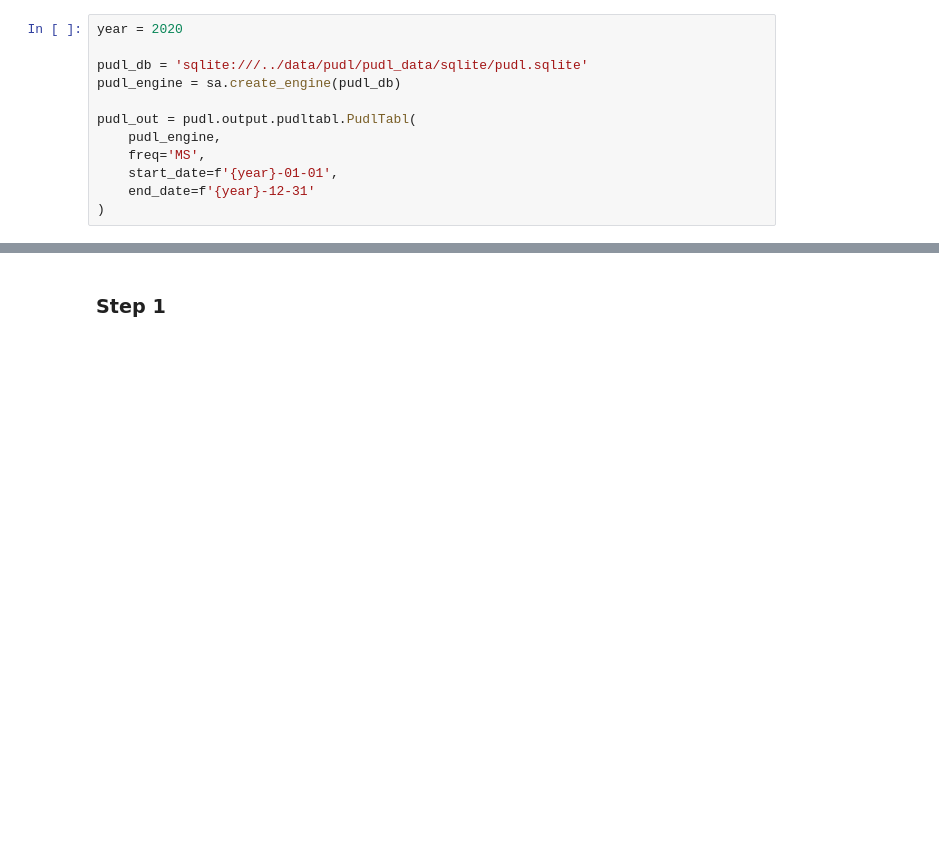
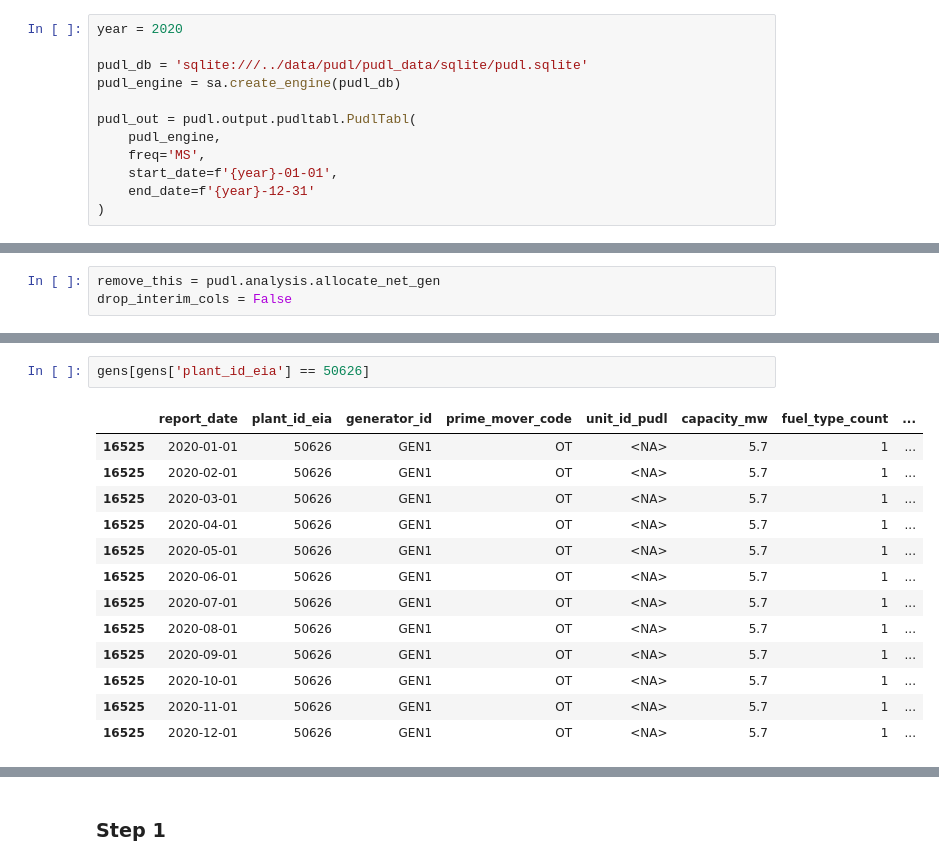
Before and after one commit to singularity-energy/open-grid-emissions, a Jupyter notebook: notebooks/test_distribute_923.ipynb, the cells around one changed output, grey strips where cells are left out. Drawn from its saved outputs; the diff is of its cells as text; blank space fills up the shorter version.

```diff
--- a/notebooks/test_distribute_923.ipynb
+++ b/notebooks/test_distribute_923.ipynb
@@ -24,0 +134,3 @@ pudl_out = pudl.output.pudltabl.PudlTabl(
+# %%
+remove_this = pudl.analysis.allocate_net_gen
+drop_interim_cols = False
@@ -24,0 +191,16 @@ pudl_out = pudl.output.pudltabl.PudlTabl(
+# %%
+gens[gens['plant_id_eia'] == 50626]
+# %% [output]
+|  | report_date | plant_id_eia | generator_id | prime_mover_code | unit_id_pudl | capacity_mw | fuel_type_count | ... |
+| 16525 | 2020-01-01 | 50626 | GEN1 | OT | <NA> | 5.7 | 1 | ... |
+| 16525 | 2020-02-01 | 50626 | GEN1 | OT | <NA> | 5.7 | 1 | ... |
+| 16525 | 2020-03-01 | 50626 | GEN1 | OT | <NA> | 5.7 | 1 | ... |
+| 16525 | 2020-04-01 | 50626 | GEN1 | OT | <NA> | 5.7 | 1 | ... |
+| 16525 | 2020-05-01 | 50626 | GEN1 | OT | <NA> | 5.7 | 1 | ... |
+| 16525 | 2020-06-01 | 50626 | GEN1 | OT | <NA> | 5.7 | 1 | ... |
+| 16525 | 2020-07-01 | 50626 | GEN1 | OT | <NA> | 5.7 | 1 | ... |
+| 16525 | 2020-08-01 | 50626 | GEN1 | OT | <NA> | 5.7 | 1 | ... |
+| 16525 | 2020-09-01 | 50626 | GEN1 | OT | <NA> | 5.7 | 1 | ... |
+| 16525 | 2020-10-01 | 50626 | GEN1 | OT | <NA> | 5.7 | 1 | ... |
+| 16525 | 2020-11-01 | 50626 | GEN1 | OT | <NA> | 5.7 | 1 | ... |
+| 16525 | 2020-12-01 | 50626 | GEN1 | OT | <NA> | 5.7 | 1 | ... |
```
Also changed, not shown: parts of 19 cells of this notebook, 6 other files.
